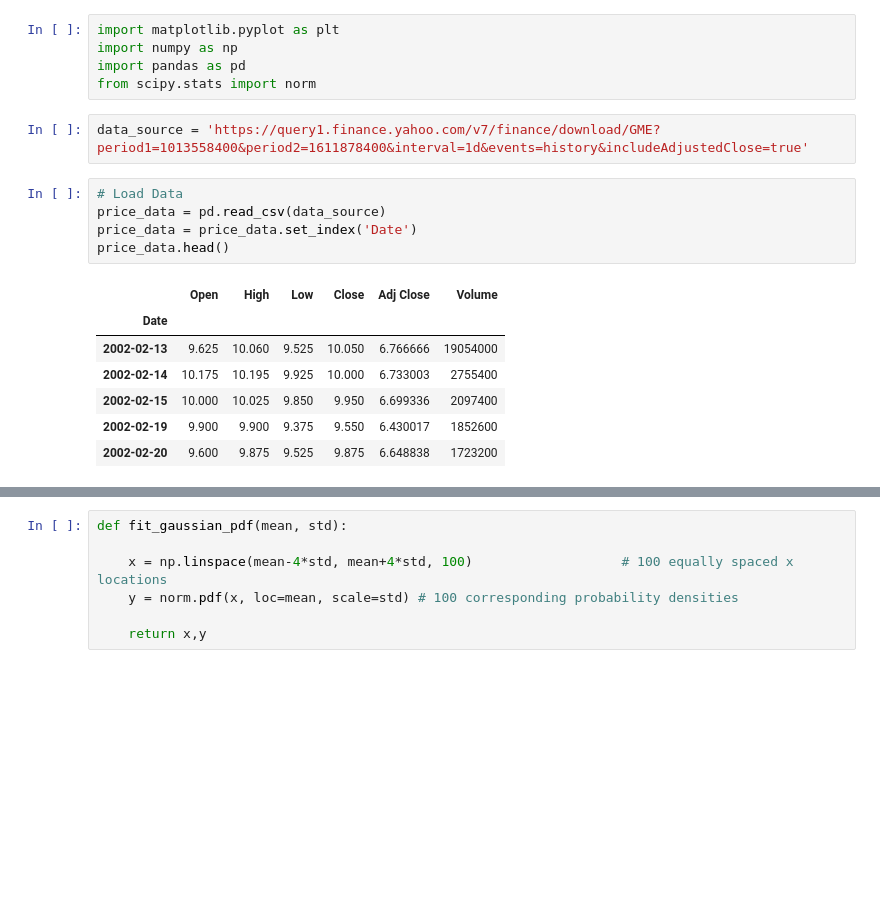
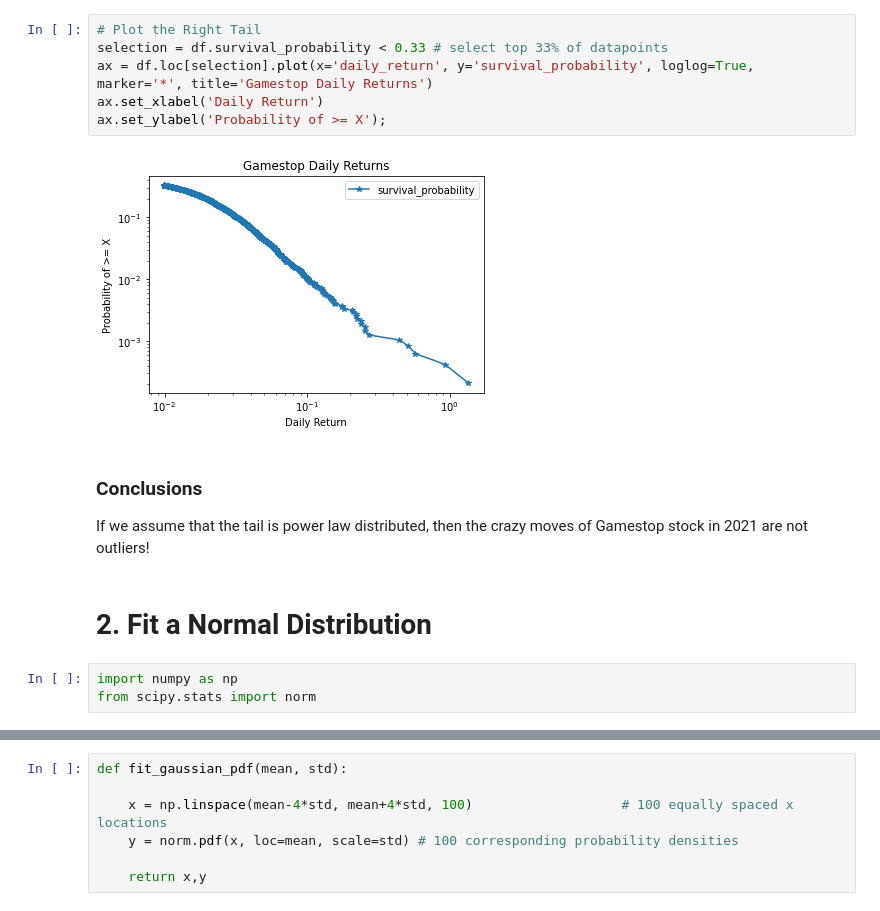
Before and after one commit to FergM/fattails, a Jupyter notebook: notebooks/NB-25 - Survival Plot - Gamestop.ipynb, the cells around one changed output, grey strips where cells are left out. Saved outputs shown, nothing was run; the diff lists cells and outputs as text; blank space fills up the shorter version.

```diff
--- a/notebooks/NB-25 - Survival Plot - Gamestop.ipynb
+++ b/notebooks/NB-25 - Survival Plot - Gamestop.ipynb
@@ -7,20 +83,16 @@ Roughwork exploration GameStop Stock return data:
+# %%
+# Plot the Right Tail
+selection = df.survival_probability < 0.33 # select top 33% of datapoints
+ax = df.loc[selection].plot(x='daily_return', y='survival_probability', loglog=True, marker='*', title='Gamestop Daily Returns')
+ax.set_xlabel('Daily Return')
+ax.set_ylabel('Probability of >= X');
+# %% [output]
+[figure, added]
+# %% [markdown]
+### Conclusions
+If we assume that the tail is power law distributed, then the crazy moves of Gamestop stock in 2021 are not outliers!
+# %% [markdown]
+# 2. Fit a Normal Distribution
 # %%
-import matplotlib.pyplot as plt
 import numpy as np
-import pandas as pd
 from scipy.stats import norm
-# %%
-data_source = 'https://query1.finance.yahoo.com/v7/finance/download/GME?period1=1013558400&period2=1611878400&interval=1d&events=history&includeAdjustedClose=true'
-# %%
-# Load Data
-price_data = pd.read_csv(data_source)
-price_data = price_data.set_index('Date')
-price_data.head()
-# %% [output]
-|  | Open | High | Low | Close | Adj Close | Volume |
-| Date |  |  |  |  |  |  |
-| 2002-02-13 | 9.625 | 10.060 | 9.525 | 10.050 | 6.766666 | 19054000 |
-| 2002-02-14 | 10.175 | 10.195 | 9.925 | 10.000 | 6.733003 | 2755400 |
-| 2002-02-15 | 10.000 | 10.025 | 9.850 | 9.950 | 6.699336 | 2097400 |
-| 2002-02-19 | 9.900 | 9.900 | 9.375 | 9.550 | 6.430017 | 1852600 |
-| 2002-02-20 | 9.600 | 9.875 | 9.525 | 9.875 | 6.648838 | 1723200 |
```
Also changed, not shown: parts of 29 cells of this notebook, 4 other files.
